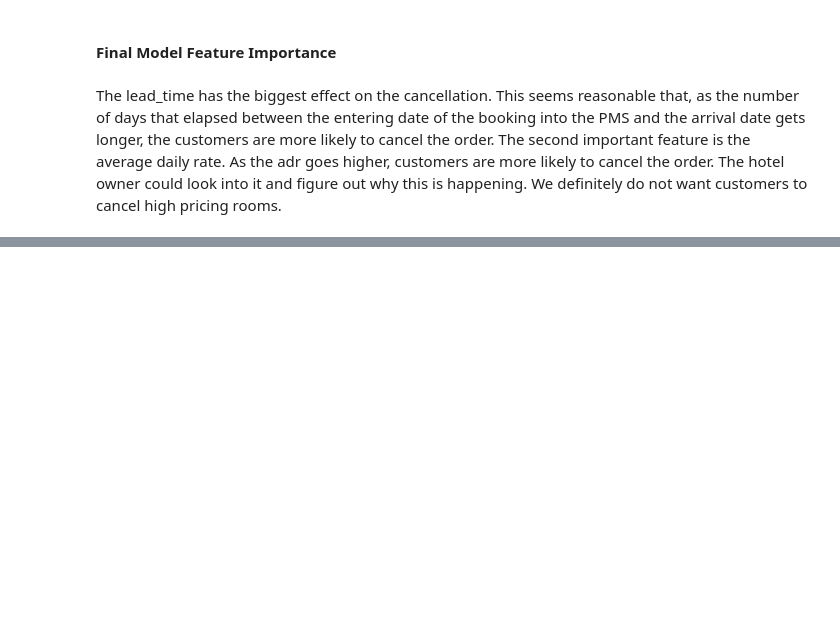
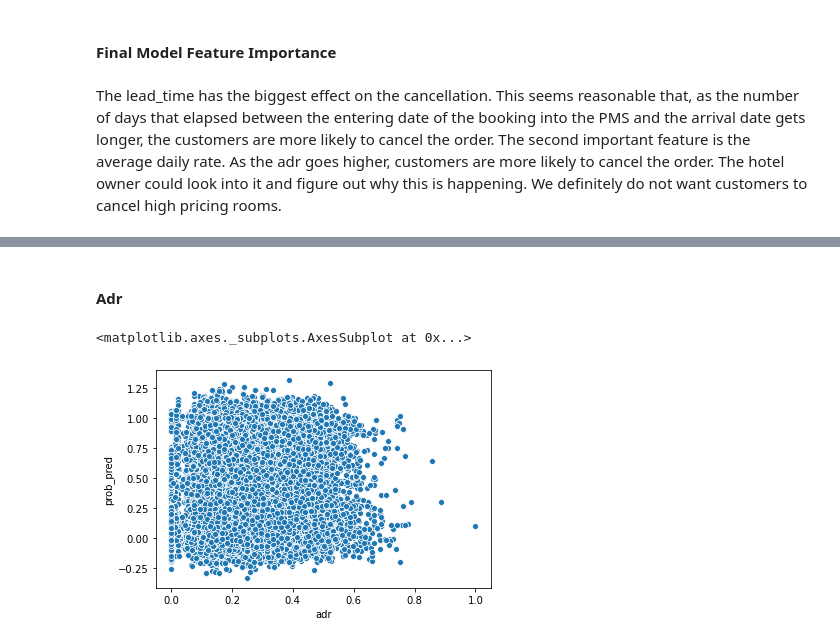
Before and after one commit to jkujuum/Hotel_Cancellation, a Jupyter notebook: Modeling/Model Selection.ipynb, the cells around one changed output, grey strips where cells are left out. Cells and saved outputs as stored; diff of their text form; code cells hidden in the pictures; blank space fills up the shorter version.

```diff
--- a/Modeling/Model Selection.ipynb
+++ b/Modeling/Model Selection.ipynb
@@ -290,0 +316,9 @@ plt.savefig('D:/Jupyter_Notebook/Hotel_Cancellation/figs/feature_importance.png'
+# %% [markdown]
+#### Adr
+# %%
+# relationship between leadtime and cancellation
+adr = predicted[['adr','prob_pred']]
+sns.scatterplot(x='adr',y='prob_pred',data=adr)
+# %% [output]
+<matplotlib.axes._subplots.AxesSubplot at 0x...>
+[figure, added]
```
Also changed, not shown: parts of 10 cells of this notebook.
